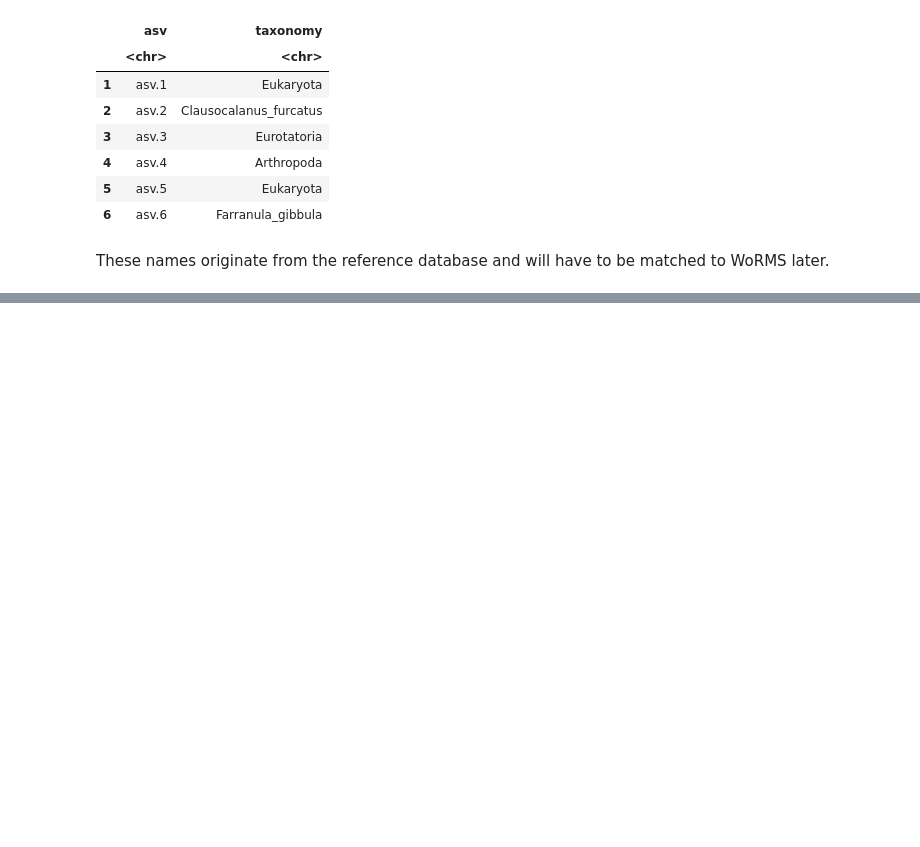
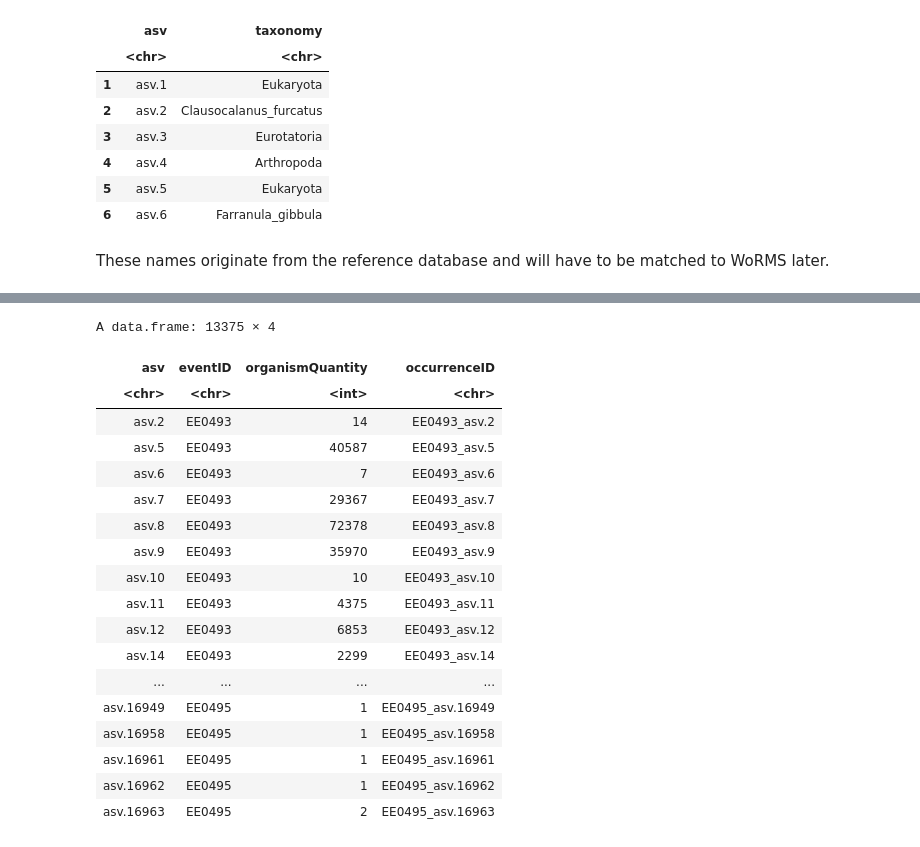
Before and after one commit to iobis/sg-12-dataset, a Jupyter notebook: scripts/pieter.ipynb, the cells around one changed output, grey strips where cells are left out. Saved outputs shown, nothing was run; the diff lists cells and outputs as text; code cells hidden in the pictures; blank space fills up the shorter version.

```diff
--- a/scripts/pieter.ipynb
+++ b/scripts/pieter.ipynb
@@ -72,0 +106,27 @@ A tibble: 2 × 9
+# %%
+library(tidyr)
+
+seqtab %>%
+    gather(eventID, organismQuantity, 2:3) %>%
+    filter(organismQuantity > 0) %>%
+    mutate(occurrenceID = paste0(eventID, "_", asv))
+# %% [output]
+A data.frame: 13375 × 4
+| asv | eventID | organismQuantity | occurrenceID |
+| <chr> | <chr> | <int> | <chr> |
+| asv.2 | EE0493 | 14 | EE0493_asv.2 |
+| asv.5 | EE0493 | 40587 | EE0493_asv.5 |
+| asv.6 | EE0493 | 7 | EE0493_asv.6 |
+| asv.7 | EE0493 | 29367 | EE0493_asv.7 |
+| asv.8 | EE0493 | 72378 | EE0493_asv.8 |
+| asv.9 | EE0493 | 35970 | EE0493_asv.9 |
+| asv.10 | EE0493 | 10 | EE0493_asv.10 |
+| asv.11 | EE0493 | 4375 | EE0493_asv.11 |
+| asv.12 | EE0493 | 6853 | EE0493_asv.12 |
+| asv.14 | EE0493 | 2299 | EE0493_asv.14 |
+| ... | ... | ... | ... |
+| asv.16949 | EE0495 | 1 | EE0495_asv.16949 |
+| asv.16958 | EE0495 | 1 | EE0495_asv.16958 |
+| asv.16961 | EE0495 | 1 | EE0495_asv.16961 |
+| asv.16962 | EE0495 | 1 | EE0495_asv.16962 |
+| asv.16963 | EE0495 | 2 | EE0495_asv.16963 |
```
Also changed, not shown: parts of 18 cells of this notebook.
